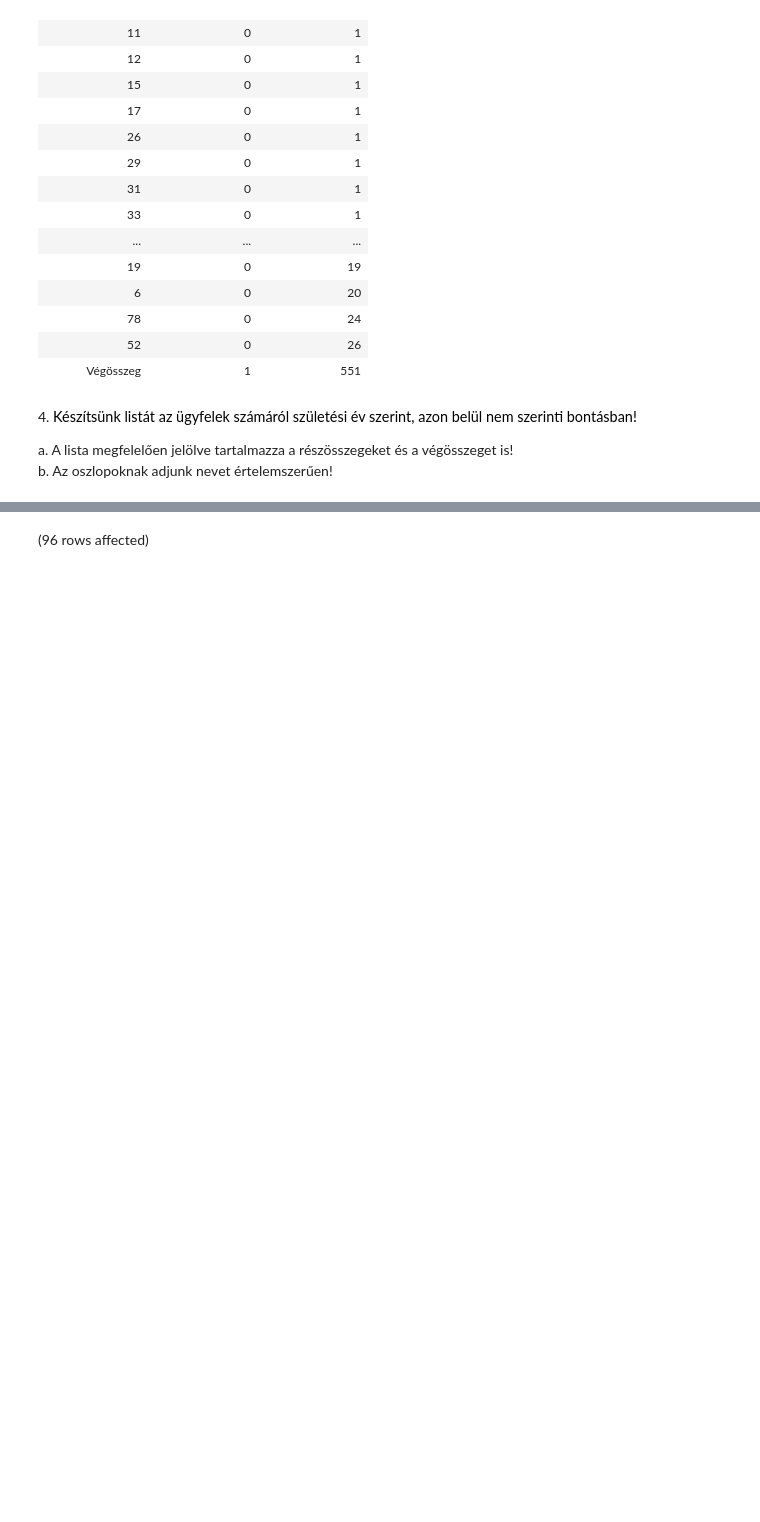
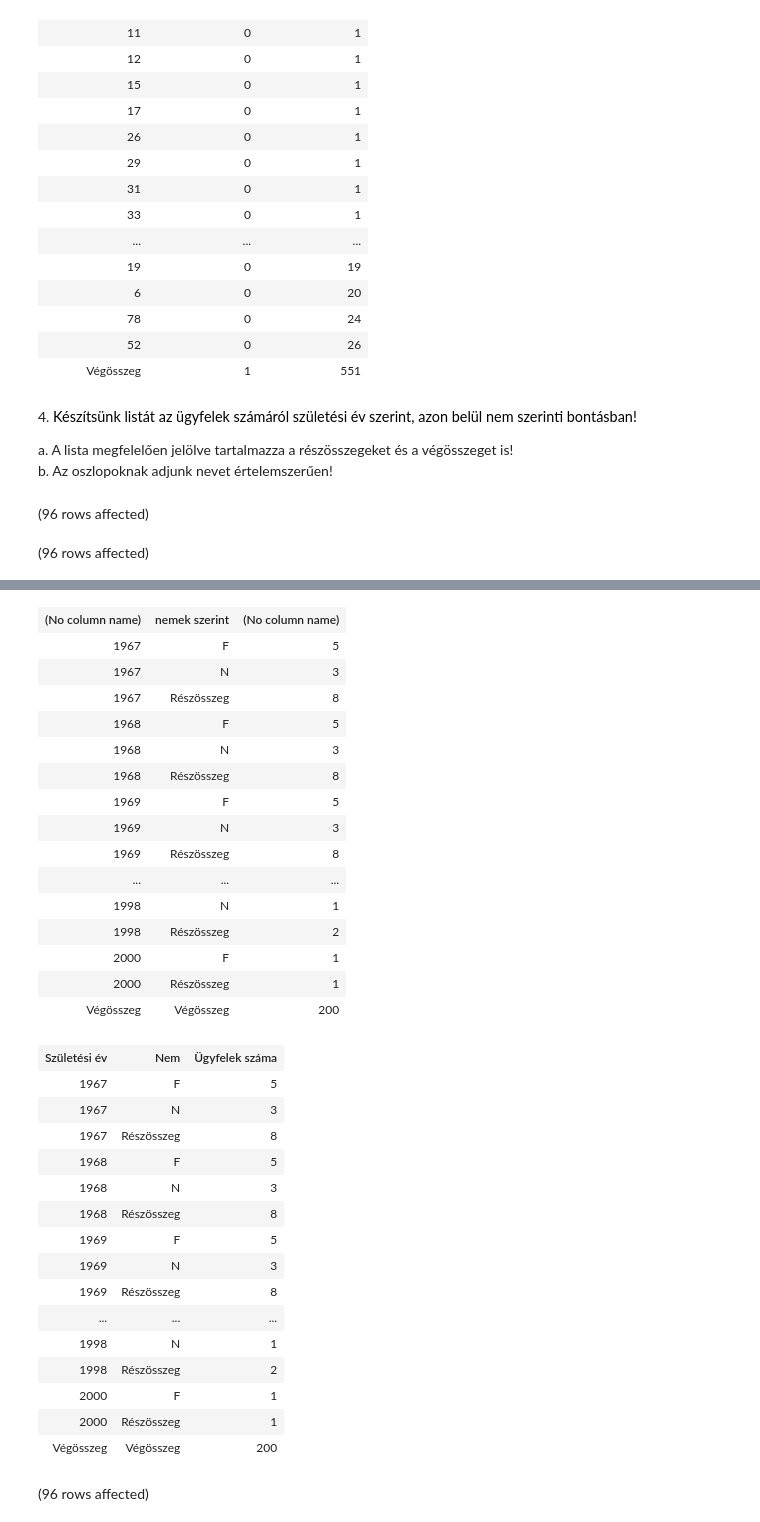
Before and after one commit to szosszi/adatbazis, a Jupyter notebook: gyakorlat04_feladatok_mo.ipynb, the cells around one changed output, grey strips where cells are left out. Saved outputs shown, nothing was run; the diff lists cells and outputs as text; code cells hidden in the pictures; blank space fills up the shorter version.

```diff
--- a/gyakorlat04_feladatok_mo.ipynb
+++ b/gyakorlat04_feladatok_mo.ipynb
@@ -123,3 +202,17 @@ Total execution time: 00:00:00.034
 
 a. A lista megfelelően jelölve tartalmazza a részösszegeket és a végösszeget is!
 b. Az oszlopoknak adjunk nevet értelemszerűen!
+# %%
+SELECT
+IIF(GROUPING_ID(SZULEV)=1, 'Végösszeg', CAST(SZULEV as nvarchar(4))),
+CASE
+WHEN GROUPING_ID(SZULEV, nem) = 1 THEN 'Részösszeg'
+WHEN GROUPING_ID(SZULEV, nem) = 3 THEN 'Végösszeg'
+ELSE nem
+END AS 'nemek szerint',
+COUNT(lOGIN)
+FROM Ugyfel
+GROUP BY ROLLUP(SZULEV, NEM)
+# %% [output]
+(96 rows affected)
+(96 rows affected)
@@ -126,3 +220,35 @@ b. Az oszlopoknak adjunk nevet értelemszerűen!
+| (No column name) | nemek szerint | (No column name) |
+| 1967 | F | 5 |
+| 1967 | N | 3 |
+| 1967 | Részösszeg | 8 |
+| 1968 | F | 5 |
+| 1968 | N | 3 |
+| 1968 | Részösszeg | 8 |
+| 1969 | F | 5 |
+| 1969 | N | 3 |
+| 1969 | Részösszeg | 8 |
+| ... | ... | ... |
+| 1998 | N | 1 |
+| 1998 | Részösszeg | 2 |
+| 2000 | F | 1 |
+| 2000 | Részösszeg | 1 |
+| Végösszeg | Végösszeg | 200 |
+| Születési év | Nem | Ügyfelek száma |
+| 1967 | F | 5 |
+| 1967 | N | 3 |
+| 1967 | Részösszeg | 8 |
+| 1968 | F | 5 |
+| 1968 | N | 3 |
+| 1968 | Részösszeg | 8 |
+| 1969 | F | 5 |
+| 1969 | N | 3 |
+| 1969 | Részösszeg | 8 |
+| ... | ... | ... |
+| 1998 | N | 1 |
+| 1998 | Részösszeg | 2 |
+| 2000 | F | 1 |
+| 2000 | Részösszeg | 1 |
+| Végösszeg | Végösszeg | 200 |
 # %%
 SELECT
 IIF(GROUPING_ID(SZULEV) = 1, 'Végösszeg', CAST(SZULEV AS nvarchar(10))),
```
Also changed, not shown: parts of 8 cells of this notebook, 1 other file.
